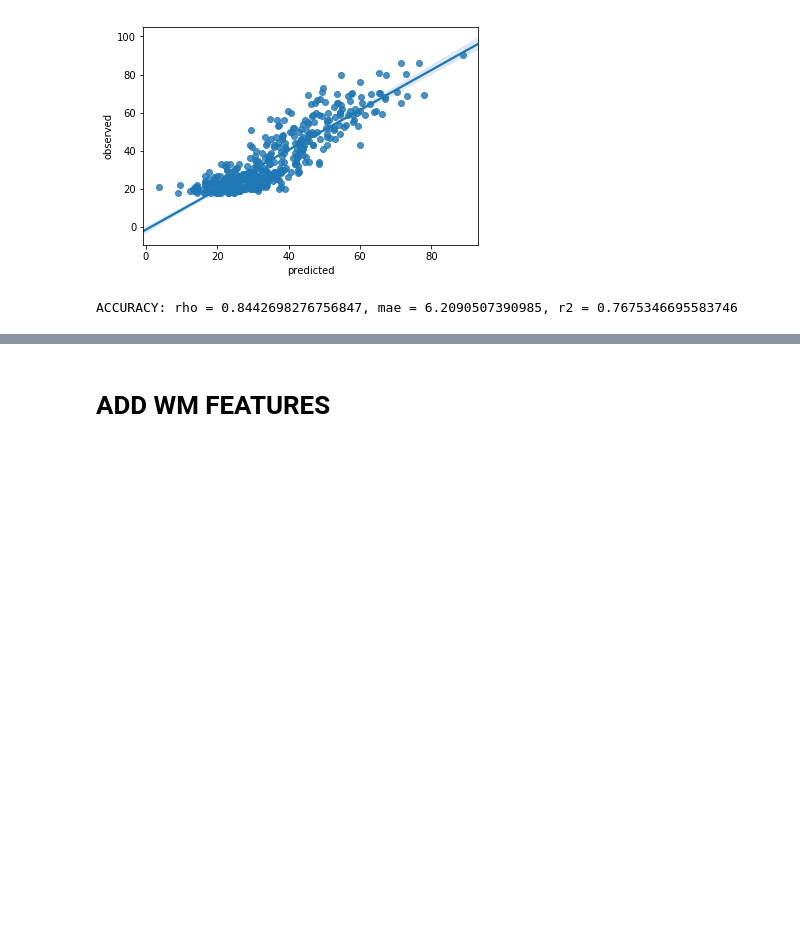
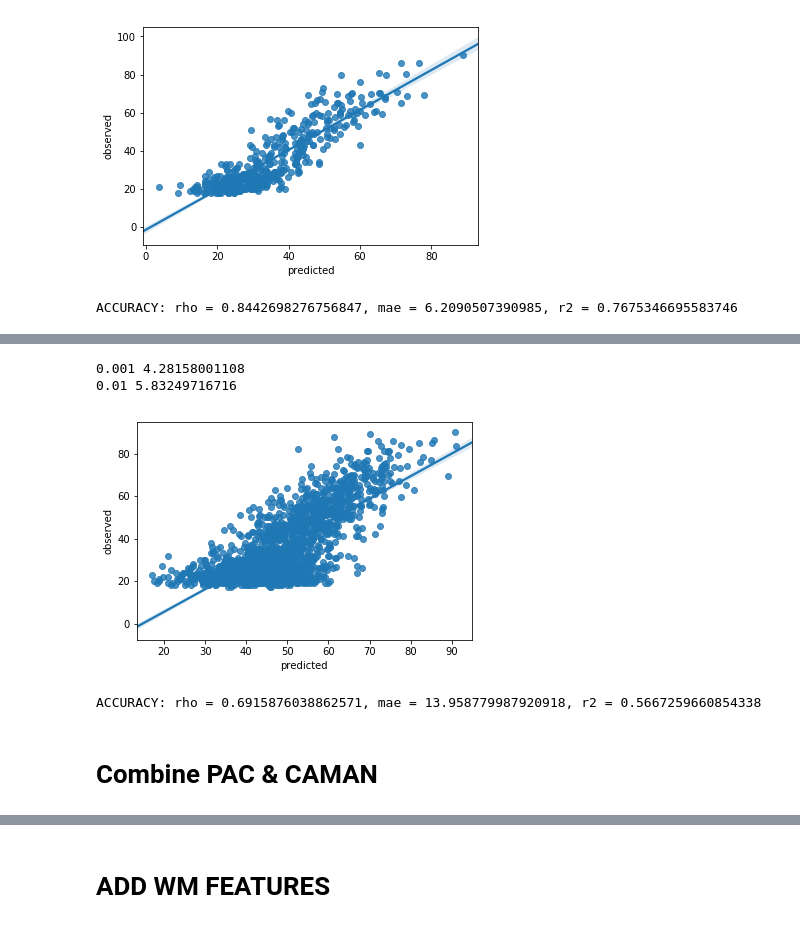
Before and after one commit to SmallHeads/PAC2019-MtRoyal_XValidators, a Jupyter notebook: krr.ipynb, the cells around one changed output, grey strips where cells are left out. Saved outputs shown, nothing was run; the diff lists cells and outputs as text; code cells hidden in the pictures; blank space fills up the shorter version.

```diff
--- a/krr.ipynb
+++ b/krr.ipynb
@@ -200,0 +337,36 @@ ACCURACY: rho = 0.8442698276756847, mae = 6.2090507390985, r2 = 0.76753466955837
+# %%
+for alpha in [0.001,0.01]:
+    krr = KernelRidge(alpha=alpha, kernel='rbf').fit(x_,y_)
+    pred = krr.predict(x_)
+    mae = mean_absolute_error(y_,pred)
+    print(alpha,mae)
+# %% [output]
+0.001 4.28158001108
+0.01 5.83249716716
+# %%
+# set the x
+pacX = df_features.loc[:,'scale007_1'::].values
+
+# set the y
+pacY = df_age.loc[:,'age'].values
+# %%
+krr = KernelRidge(alpha=0.001, kernel='rbf').fit(x_,y_)
+# %%
+pac_pred = krr.predict(pacX)
+mae = mean_absolute_error(pacY, pac_pred)
+mae_list.append(mae)
+pearson_r2 = stats.pearsonr(pac_pred, pacY)[0]**2
+rho = stats.spearmanr(pac_pred, pacY)[0]
+rho_list.append(rho)
+
+# plot
+sns.regplot(pac_pred, pacY)
+plt.xlabel('predicted')
+plt.ylabel('observed')
+plt.show()
+print('ACCURACY: rho = {}, mae = {}, r2 = {}'.format(rho, mae,pearson_r2))
+# %% [output]
+[figure, added]
+ACCURACY: rho = 0.6915876038862571, mae = 13.958779987920918, r2 = 0.5667259660854338
+# %% [markdown]
+# Combine PAC & CAMAN
```
Also changed, not shown: parts of 51 cells of this notebook.
